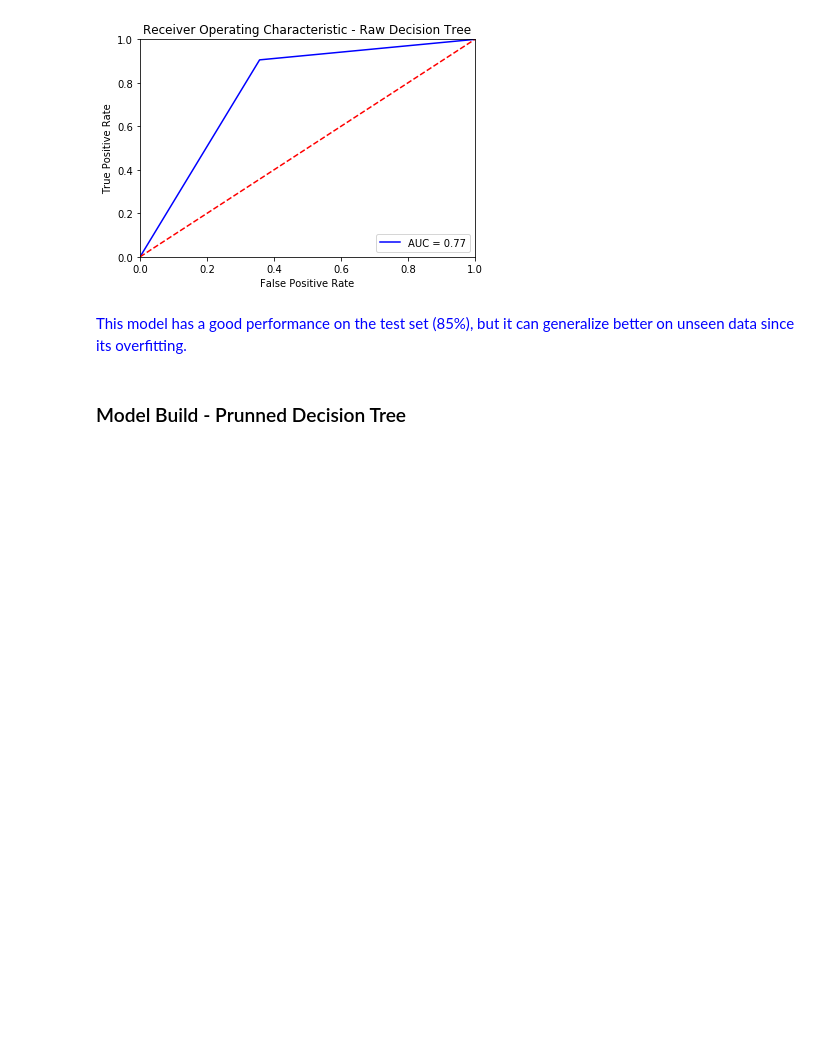
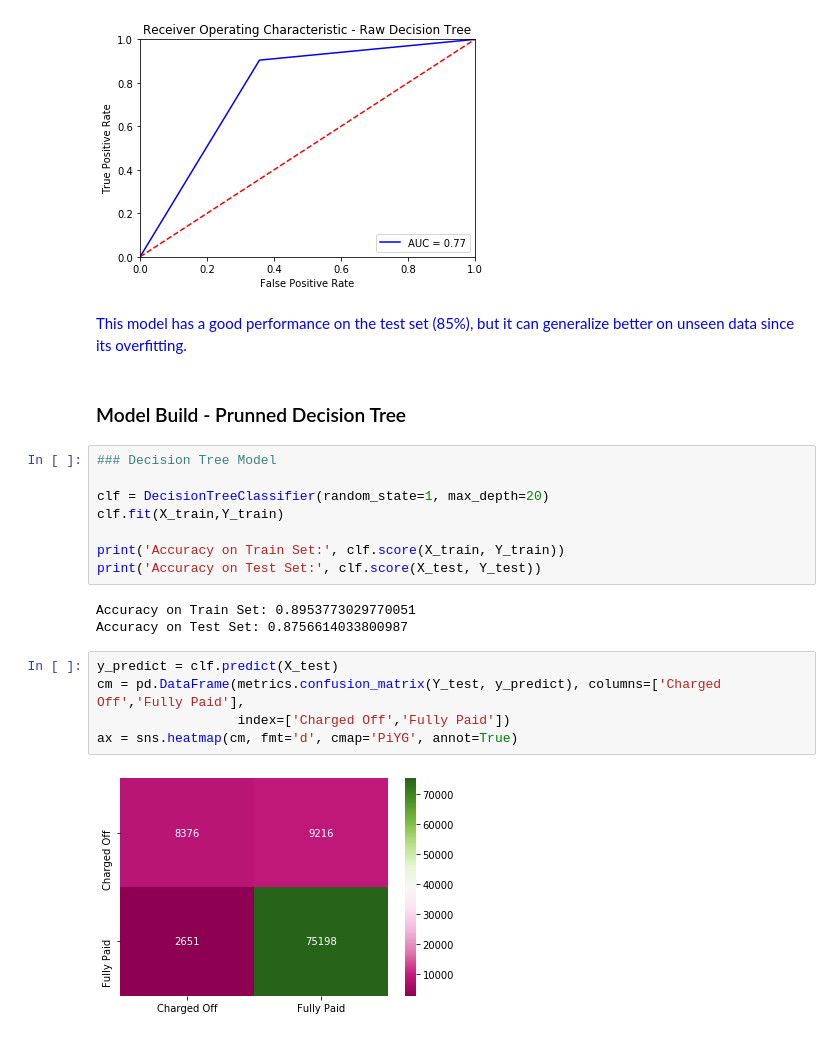
Before and after one commit to rmaciel-prog/PGP-IAML, a Jupyter notebook: data_science_test_ReinaldoMaciel.ipynb, the cells around one changed output. Drawn from its saved outputs; the diff is of its cells as text; blank space fills up the shorter version.

Commit message:
final version
Teste para data scientist da alphacon

```diff
--- a/data_science_test_ReinaldoMaciel.ipynb
+++ b/data_science_test_ReinaldoMaciel.ipynb
@@ -295,3 +313,21 @@ plt.show()
 <font color='blue'> This model has a good performance on the test set (85%), but it can generalize better on unseen data since its overfitting.  </font>
 # %% [markdown]
 ### Model Build - Prunned Decision Tree
+# %%
+### Decision Tree Model
+
+clf = DecisionTreeClassifier(random_state=1, max_depth=20)
+clf.fit(X_train,Y_train)
+
+print('Accuracy on Train Set:', clf.score(X_train, Y_train))
+print('Accuracy on Test Set:', clf.score(X_test, Y_test))
+# %% [output]
+Accuracy on Train Set: 0.8953773029770051
+Accuracy on Test Set: 0.8756614033800987
+# %%
+y_predict = clf.predict(X_test)
+cm = pd.DataFrame(metrics.confusion_matrix(Y_test, y_predict), columns=['Charged Off','Fully Paid'],
+                  index=['Charged Off','Fully Paid'])
+ax = sns.heatmap(cm, fmt='d', cmap='PiYG', annot=True)
+# %% [output]
+[figure, added]
```
Also changed, not shown: parts of 19 cells of this notebook.
